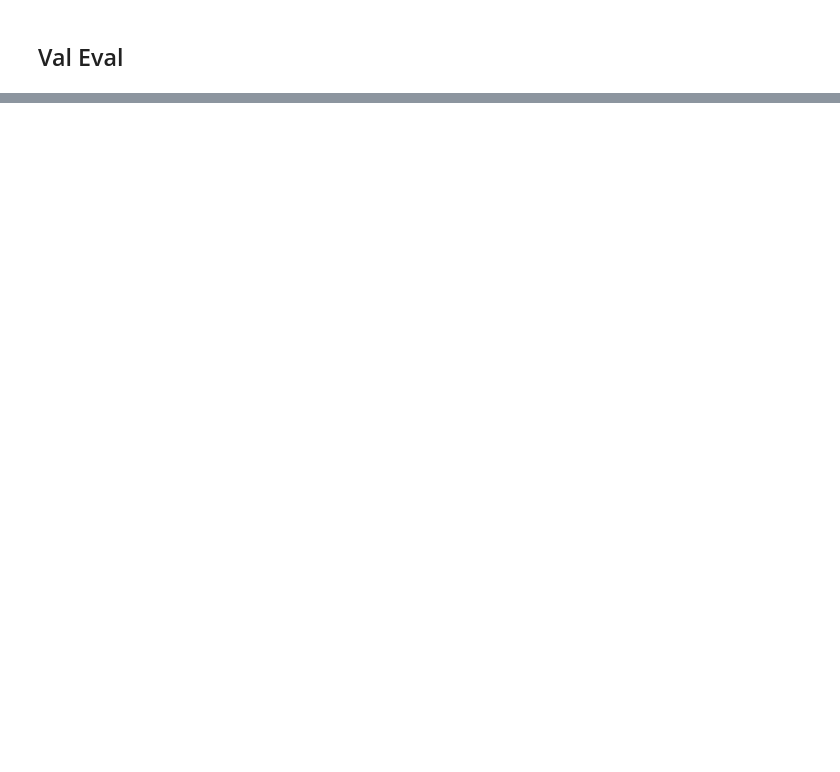
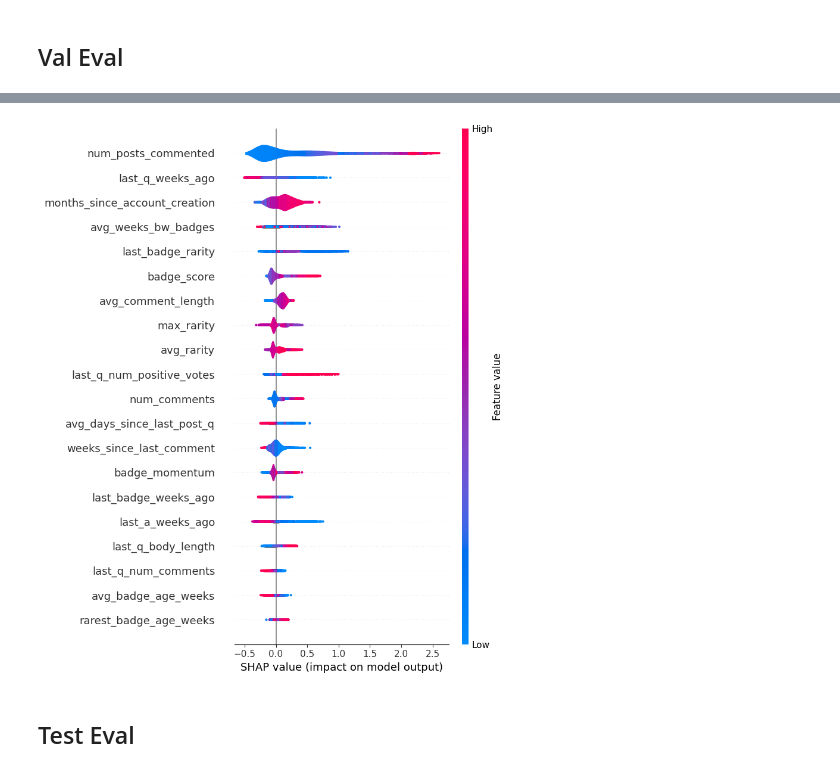
Before and after one commit to snap-stanford/relbench-user-study, a Jupyter notebook: stack_exchange/badges/badges_feature_eng.ipynb, the cells around one changed output, grey strips where cells are left out. Drawn from its saved outputs; the diff is of its cells as text; code cells hidden in the pictures; blank space fills up the shorter version.

```diff
--- a/stack_exchange/badges/badges_feature_eng.ipynb
+++ b/stack_exchange/badges/badges_feature_eng.ipynb
@@ -185,0 +277,5 @@ from sklearn.metrics import roc_curve, average_precision_score, accuracy_score,
+# %%
+import shap
+
+shap.initjs()
+explainer = shap.TreeExplainer(gbdt.model)
@@ -185,0 +284,13 @@ from sklearn.metrics import roc_curve, average_precision_score, accuracy_score,
+# %%
+val_arr, _, _ = gbdt._to_xgboost_input(val_tf[:10_000])
+shap_values = explainer.shap_values(val_arr, pred_[:10_000])
+# %%
+# TODO verify
+feat_names = val_tf.col_names_dict.get(stype.categorical, []) + val_tf.col_names_dict[stype.numerical]
+# %%
+shap.summary_plot(shap_values, val_arr, plot_type='violin', max_display=20,
+                  feature_names=feat_names)
+# %% [output]
+[figure, added]
+# %% [markdown]
+## Test Eval
```
Also changed, not shown: parts of 18 cells of this notebook, 1 other file.
